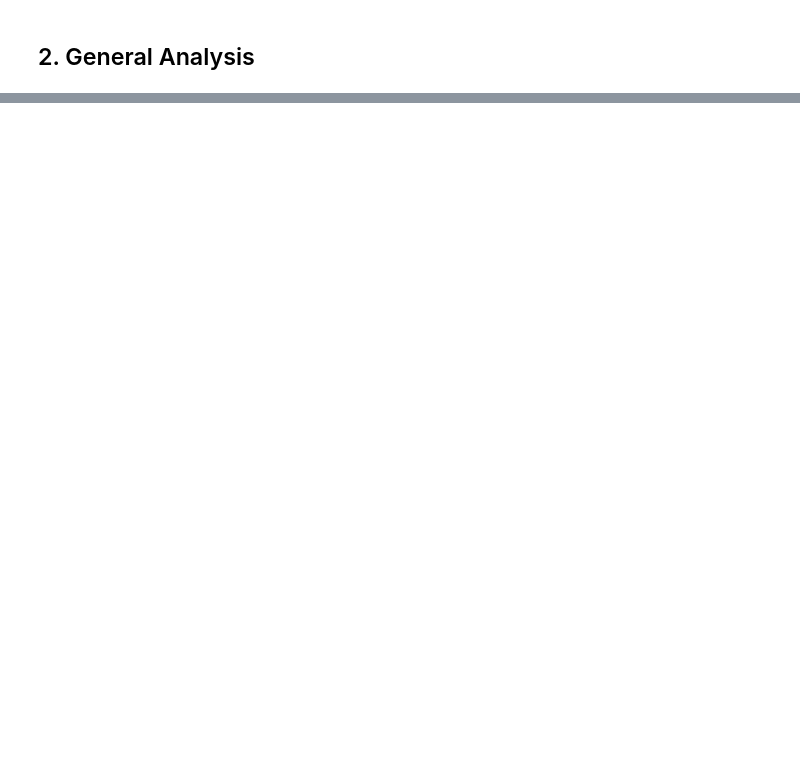
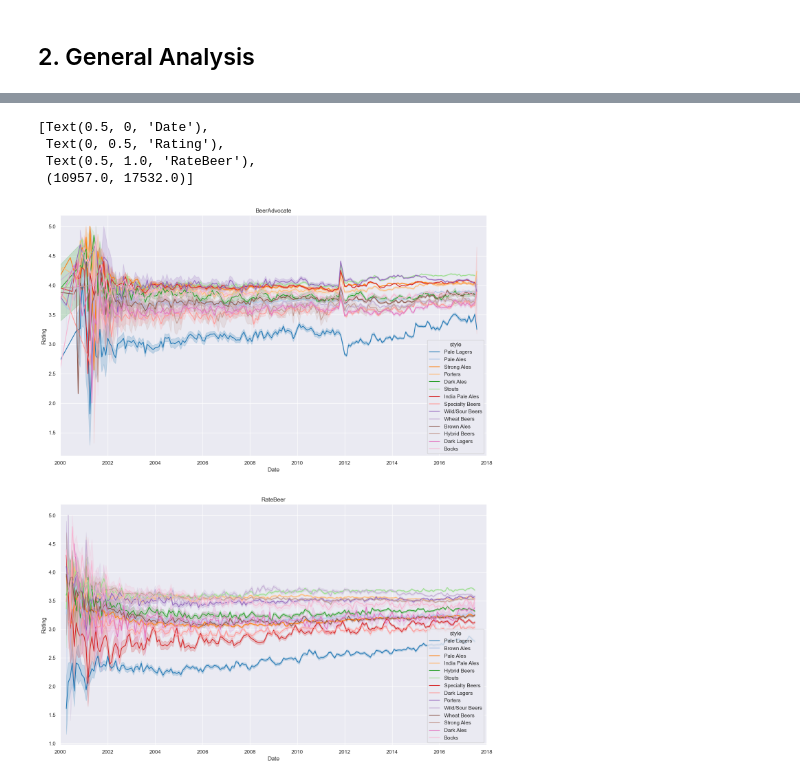
Before and after one commit to epfl-ada/ada-2023-project-welovepandas, a Jupyter notebook: p2_notebook.ipynb, the cells around one changed output, grey strips where cells are left out. Saved outputs shown, nothing was run; the diff lists cells and outputs as text; code cells hidden in the pictures; blank space fills up the shorter version.

```diff
--- a/p2_notebook.ipynb
+++ b/p2_notebook.ipynb
@@ -256,0 +336,19 @@ RateBeer:
+# %%
+fig, axes = plt.subplots(2, 1, figsize=(16, 20))
+
+sns.lineplot(data=ba_df, x='date', y='rating', hue='style', ax=axes[0], palette='tab20')
+sns.lineplot(data=rb_df, x='date', y='rating', hue='style', ax=axes[1], palette='tab20')
+axes[0].set(xlabel="Date",
+            ylabel="Rating",
+            title="BeerAdvocate",
+            xlim=(pd.Timestamp('2000-01-01'), pd.Timestamp('2018-01-01')))
+axes[1].set(xlabel="Date",
+            ylabel="Rating",
+            title="RateBeer",
+            xlim=(pd.Timestamp('2000-01-01'), pd.Timestamp('2018-01-01')))
+# %% [output]
+[Text(0.5, 0, 'Date'),
+ Text(0, 0.5, 'Rating'),
+ Text(0.5, 1.0, 'RateBeer'),
+ (10957.0, 17532.0)]
+[figure, added]
```
Also changed, not shown: parts of 17 cells of this notebook.
